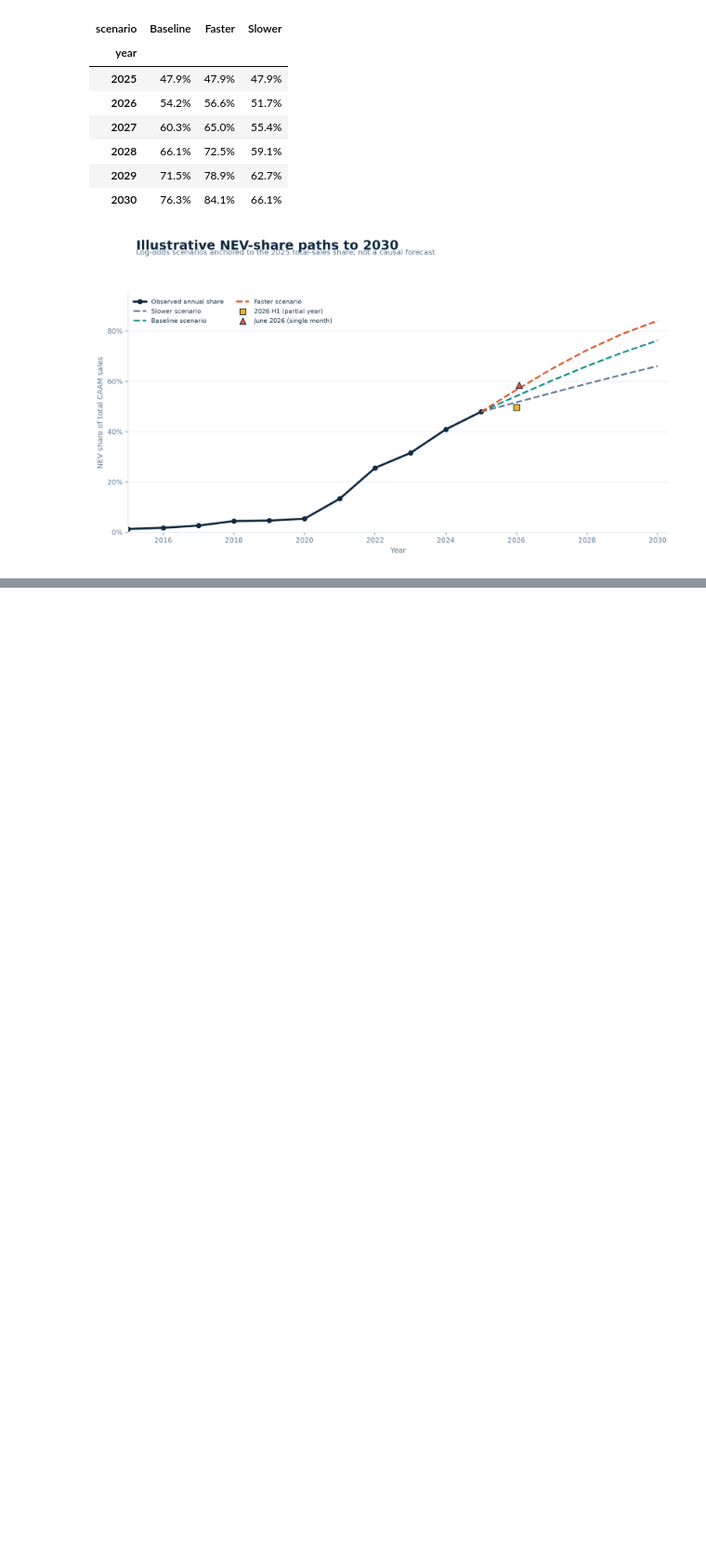
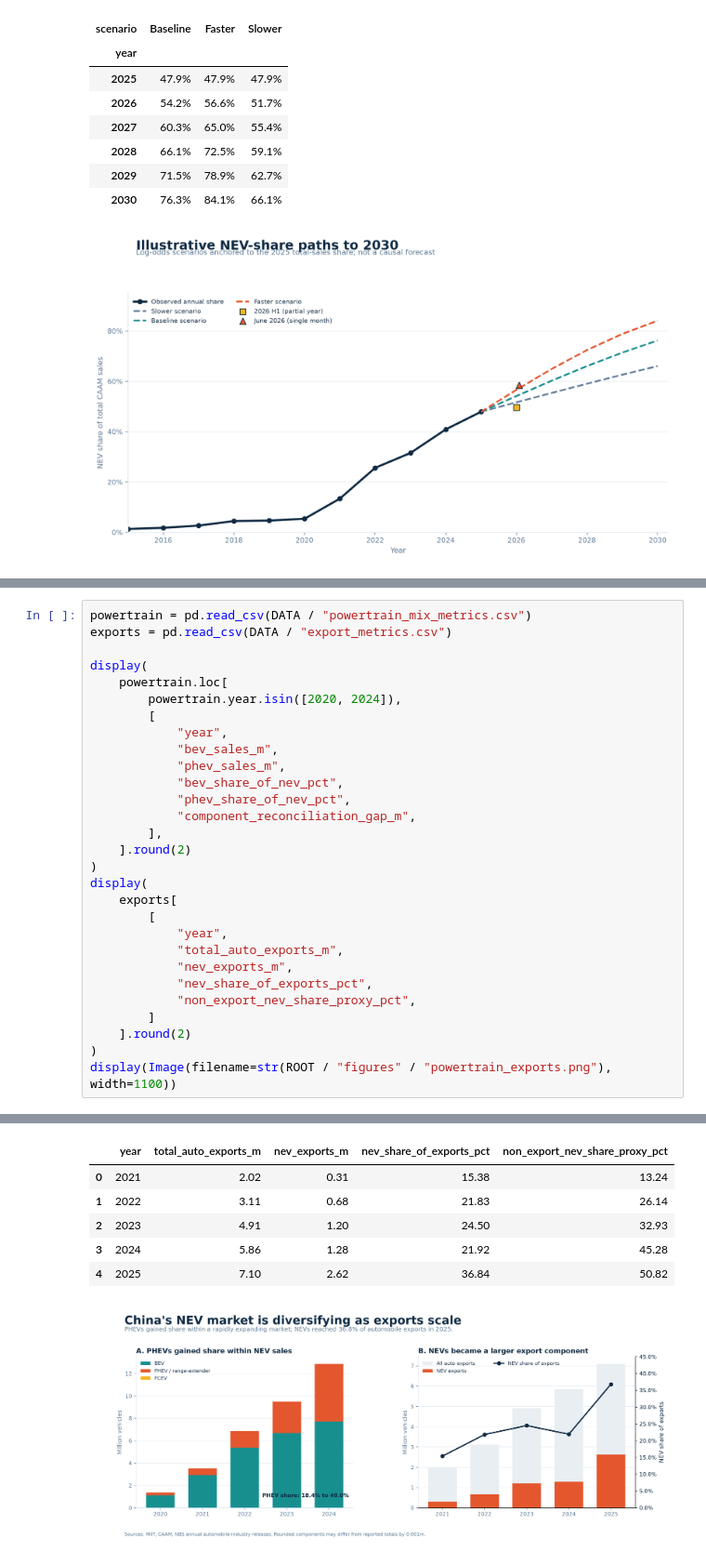
Before and after one commit to hyang9689-hash/china-nev-transition, a Jupyter notebook: notebooks/01_exploration.ipynb, the cells around one changed output, grey strips where cells are left out. Shown at 93% size. Cells and saved outputs as stored; diff of their text form; blank space fills up the shorter version.

```diff
--- a/notebooks/01_exploration.ipynb
+++ b/notebooks/01_exploration.ipynb
@@ -192,0 +187,30 @@ display(Image(filename=str(ROOT / "figures" / "scenario_paths.png"), width=900))
+# %%
+powertrain = pd.read_csv(DATA / "powertrain_mix_metrics.csv")
+exports = pd.read_csv(DATA / "export_metrics.csv")
+
+display(
+    powertrain.loc[
+        powertrain.year.isin([2020, 2024]),
+        [
+            "year",
+            "bev_sales_m",
+            "phev_sales_m",
+            "bev_share_of_nev_pct",
+            "phev_share_of_nev_pct",
+            "component_reconciliation_gap_m",
+        ],
+    ].round(2)
+)
+display(
+    exports[
+        [
+            "year",
+            "total_auto_exports_m",
+            "nev_exports_m",
+            "nev_share_of_exports_pct",
+            "non_export_nev_share_proxy_pct",
+        ]
+    ].round(2)
+)
+display(Image(filename=str(ROOT / "figures" / "powertrain_exports.png"), width=1100))
+# %% [output]
@@ -192,0 +220,7 @@ display(Image(filename=str(ROOT / "figures" / "scenario_paths.png"), width=900))
+|  | year | total_auto_exports_m | nev_exports_m | nev_share_of_exports_pct | non_export_nev_share_proxy_pct |
+| 0 | 2021 | 2.02 | 0.31 | 15.38 | 13.24 |
+| 1 | 2022 | 3.11 | 0.68 | 21.83 | 26.14 |
+| 2 | 2023 | 4.91 | 1.20 | 24.50 | 32.93 |
+| 3 | 2024 | 5.86 | 1.28 | 21.92 | 45.28 |
+| 4 | 2025 | 7.10 | 2.62 | 36.84 | 50.82 |
+[figure, added]
```
Also changed, not shown: parts of 6 cells of this notebook, 17 other files.
